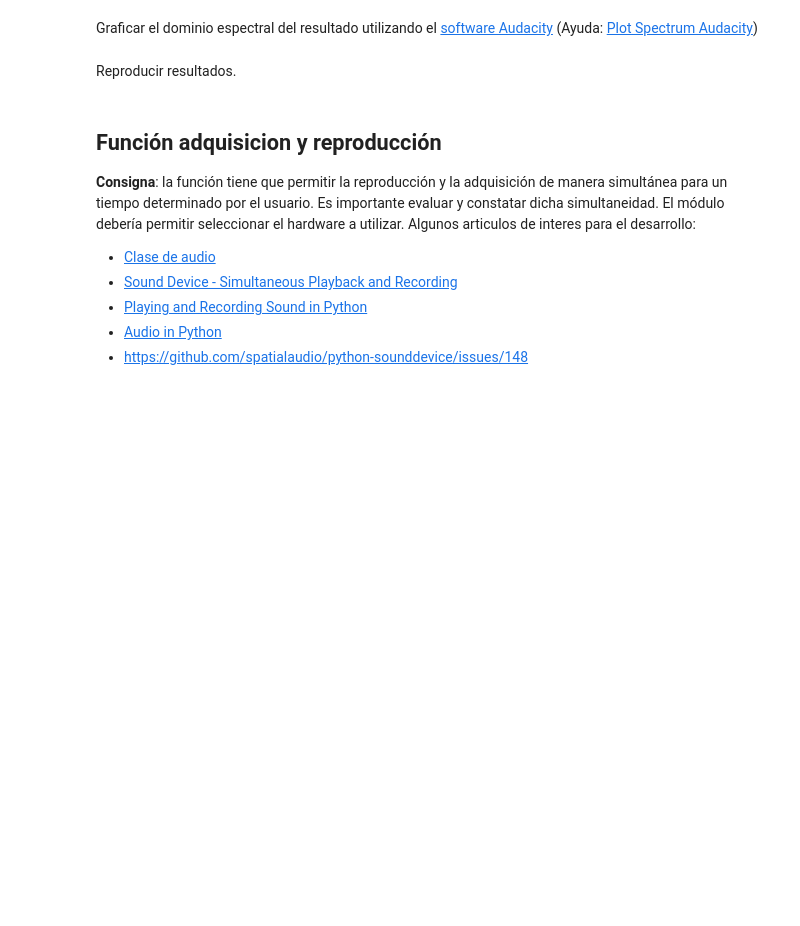
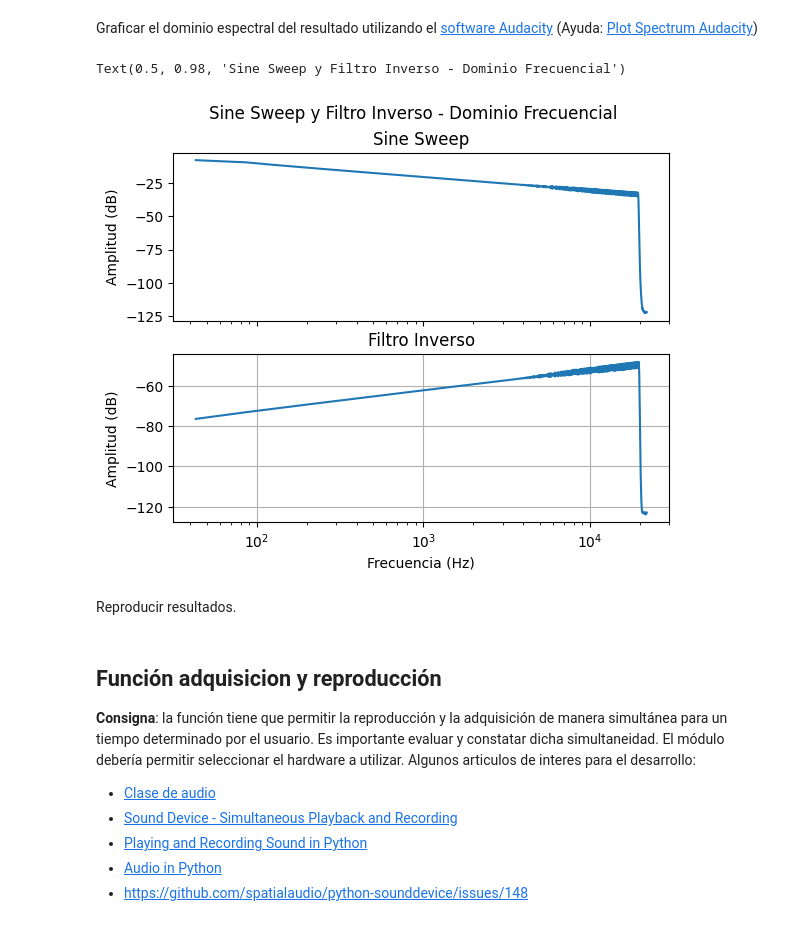
Before and after one commit to jaldreyuntref/sys, a Jupyter notebook: primer-entrega/primer_entrega.ipynb, the cells around one changed output. Drawn from its saved outputs; the diff is of its cells as text; code cells hidden in the pictures; blank space fills up the shorter version.

```diff
--- a/primer-entrega/primer_entrega.ipynb
+++ b/primer-entrega/primer_entrega.ipynb
@@ -208,3 +252,26 @@ Graficar el dominio espectral del resultado utilizando el [software Audacity](ht
+# %%
+# completar PUEDE SER QUE FALTE NORMALIZAR LAS AMPLITUDES
+dfSineSweep = pd.read_csv("media/espectro-sine-sweep.txt", sep='\t', skiprows=1, header=None)
+dfFiltroInverso = pd.read_csv("media/espectro-filtro-inverso.txt", sep='\t', skiprows=1, header=None)
+
+plt.show()
+
+fig, (ax1, ax2) = plt.subplots(2, 1, sharex=True)
+ax1.plot(dfSineSweep.iloc[:, 0], dfSineSweep.iloc[:, 1])
+ax1.set_ylabel('Amplitud (dB)')
+ax1.set_title('Sine Sweep')
+
+ax2.plot(dfFiltroInverso.iloc[:, 0], dfFiltroInverso.iloc[:, 1])
+ax2.set_ylabel('Amplitud (dB)')
+ax2.set_title('Filtro Inverso')
+
+plt.xlabel('Frecuencia (Hz)')
+plt.xscale('log')
+plt.grid(True)
+fig.suptitle('Sine Sweep y Filtro Inverso - Dominio Frecuencial')
+# %% [output]
+Text(0.5, 0.98, 'Sine Sweep y Filtro Inverso - Dominio Frecuencial')
+[figure, added]
 # %% [markdown]
 Reproducir resultados.
 # %%
```
Also changed, not shown: parts of 7 cells of this notebook, 7 other files.
